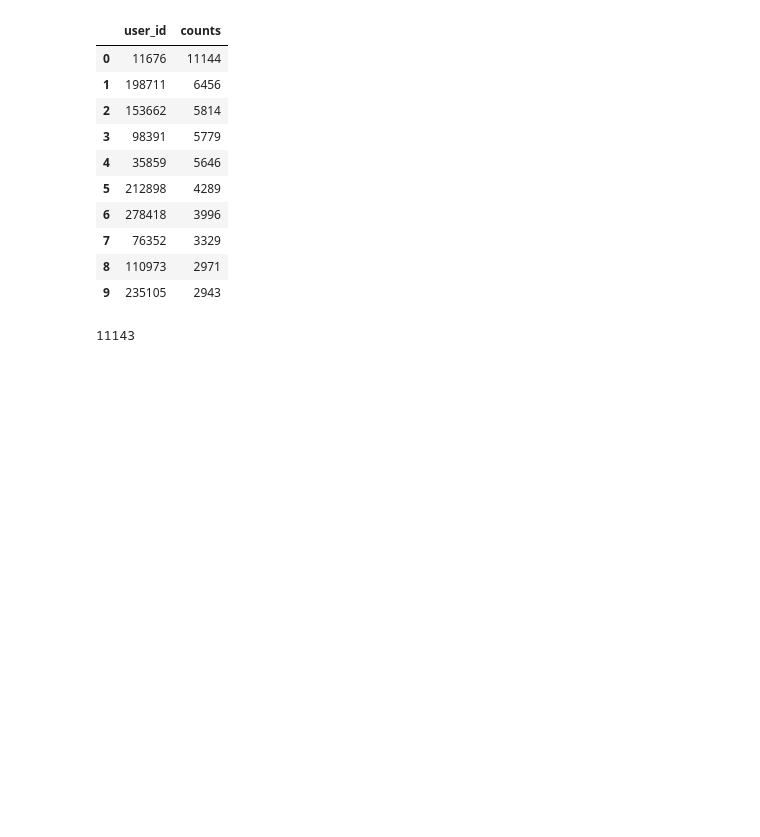
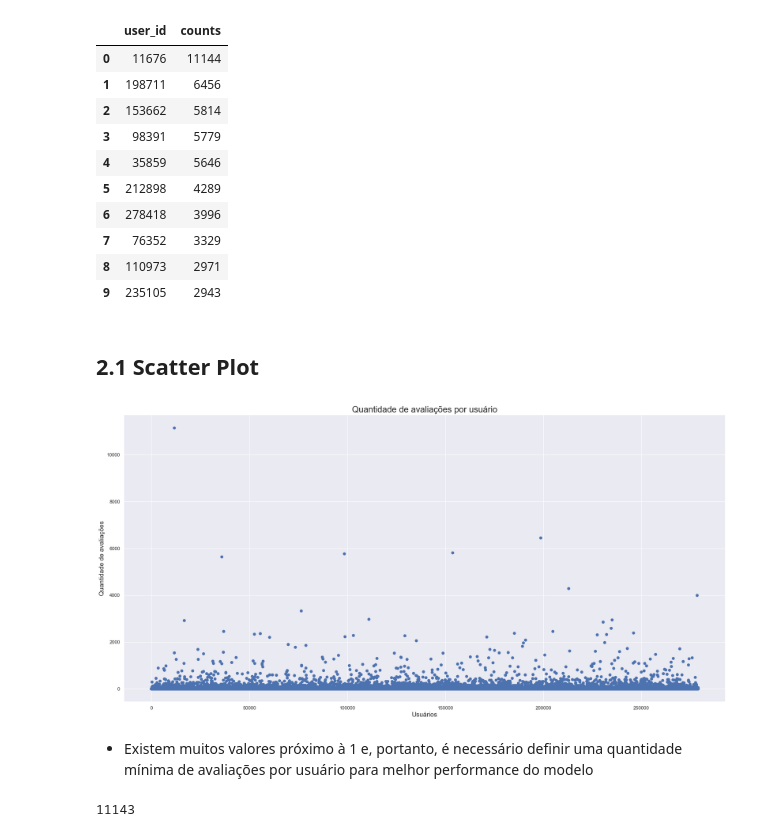
Before and after one commit to luishmq/recommendation_system, a Jupyter notebook: notebooks/books_system.ipynb, the cells around one changed output. Cells and saved outputs as stored; diff of their text form; code cells hidden in the pictures; blank space fills up the shorter version.

```diff
--- a/notebooks/books_system.ipynb
+++ b/notebooks/books_system.ipynb
@@ -261,6 +261,25 @@ df_counts.head(10)
 | 7 | 76352 | 3329 |
 | 8 | 110973 | 2971 |
 | 9 | 235105 | 2943 |
+# %% [markdown]
+## 2.1 Scatter Plot
+# %%
+# Plota o gráfico de dispersão
+plt.scatter(x=df_counts['user_id'], y=df_counts['counts'])
+
+# Define o título do gráfico e dos eixos
+plt.title('Quantidade de avaliações por usuário', fontsize=20)
+plt.xlabel('Usuários',fontsize = 15)
+plt.ylabel('Quantidade de avaliações',fontsize = 15)
+
+#plt.savefig('imgs/qtd_aval.png', bbox_inches='tight')
+
+# Exibe o gráfico
+plt.show()
+# %% [output]
+[figure, added]
+# %% [markdown]
+- Existem muitos valores próximo à 1 e, portanto, é necessário definir uma quantidade mínima de avaliações por usuário para melhor performance do modelo
 # %%
 difference = df_counts['counts'].max() - df_counts['counts'].min()
 difference
```
Also changed, not shown: parts of 1 cell of this notebook.
